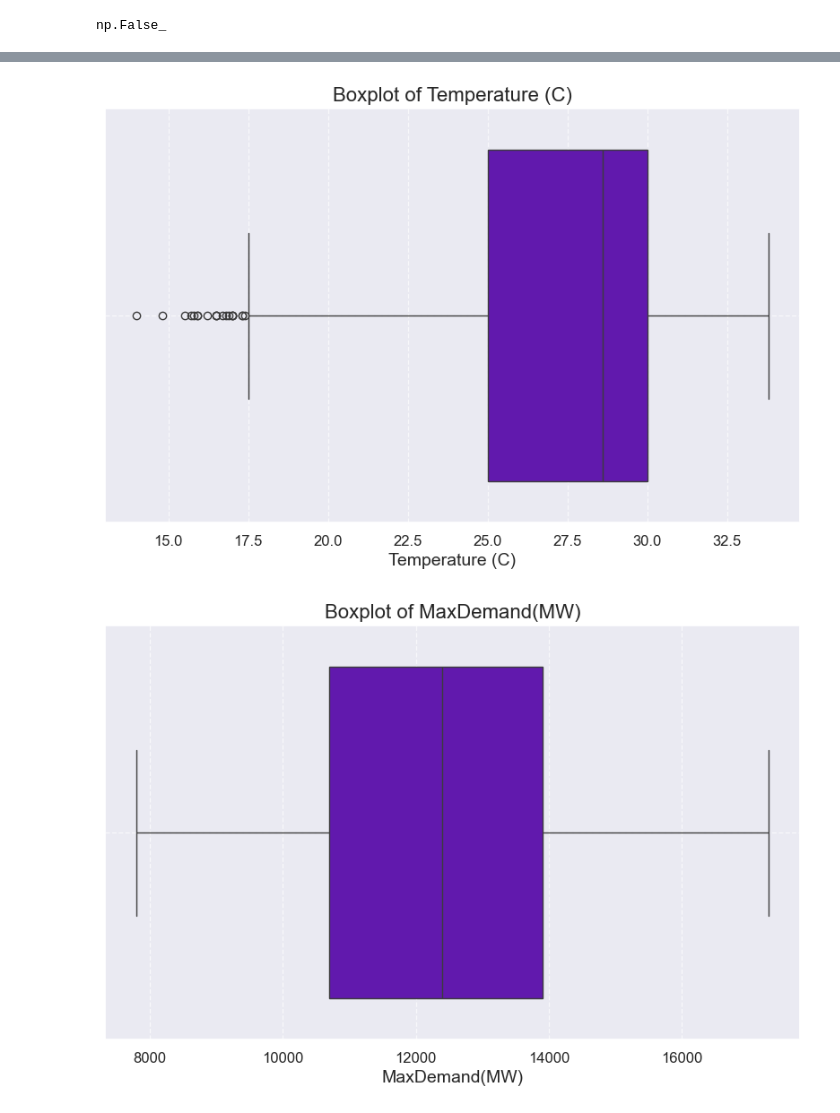
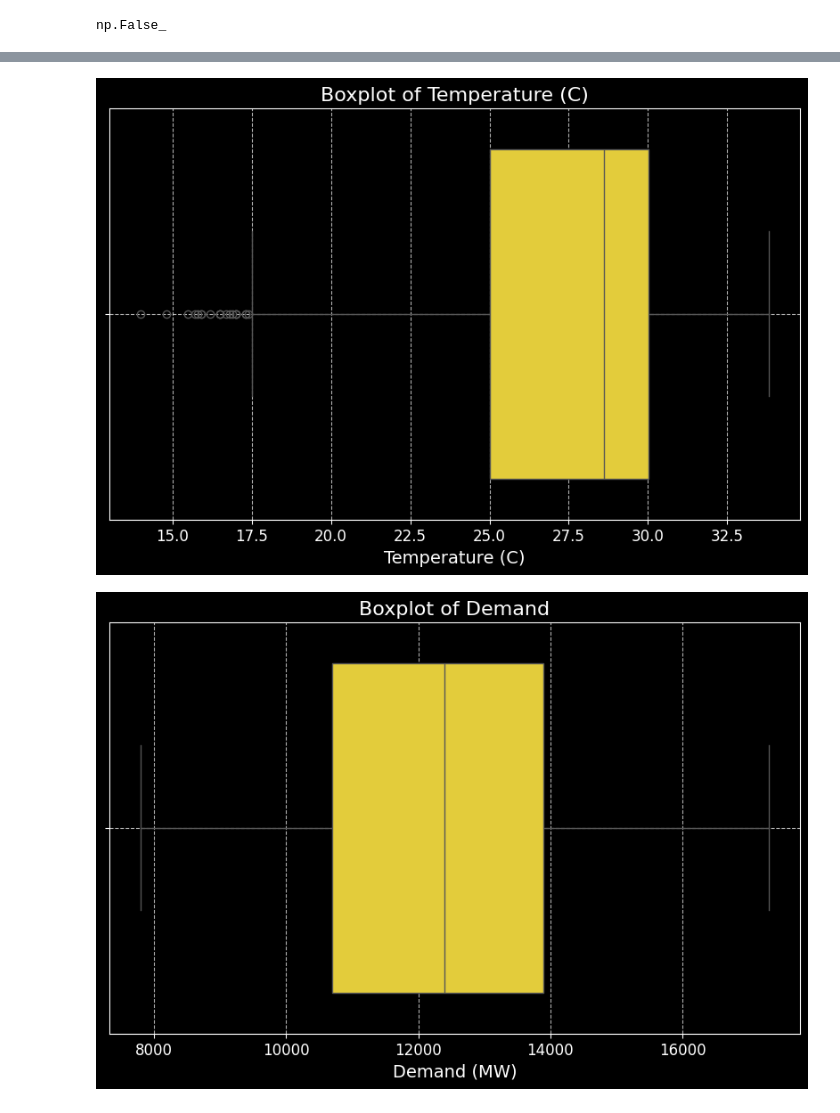
Before and after one commit to rajin-khan/GridGenius, a Jupyter notebook: Collection/EDA5.ipynb, the cells around one changed output, grey strips where cells are left out. Saved outputs shown, nothing was run; the diff lists cells and outputs as text; code cells hidden in the pictures.

```diff
--- a/Collection/EDA5.ipynb
+++ b/Collection/EDA5.ipynb
@@ -63,3 +67,6 @@ df.head(10)
 | 7 | 2024-12-25 | 10500 | 13683 | 21.2 | 2024 | 12 | 0 | 0 |
 | 8 | 2024-12-24 | 10700 | 13349 | 20.5 | 2024 | 12 | 0 | 0 |
 | 9 | 2024-12-23 | 10700 | 13515 | 20.4 | 2024 | 12 | 0 | 0 |
+# %%
+df = df.rename(columns={'MaxDemand(MW)': 'Demand(MW)', 'MaxGen(MW)': 'Generation(MW)'})
+df.head(10)
@@ -66,3 +85,5 @@ df.head(10)
+# %%
+df['DemandGenGap(MW)'] = df['Generation(MW)'] - df['Demand(MW)']
 # %%
 df.describe()
 # %% [output]
@@ -113,4 +136,7 @@ IsHoliday        0
 dtype: int64
+# %%
+plt.style.use('dark_background')
+sns.set_palette(palette='gnuplot2_r')
 # %%
 # Convert 'Date' column to datetime
 df['Date'] = pd.to_datetime(df['Date'])
@@ -202,4 +223,4 @@ sns.pairplot(df, hue='MaxDemand(MW)', palette='gnuplot2_r')
 # %%
-sns.set_theme(palette="gnuplot")
+# sns.set_theme(palette="gnuplot")
 # %%
 plt.figure(figsize=(12, 6))
@@ -269,17 +283,17 @@ plt.yticks(fontsize=12)
 plt.grid(True, linestyle='--', alpha=0.7)
 plt.show()
 # %% [output]
-[figure, old version]
+[figure, new version]
 # %%
 plt.figure(figsize=(10, 6))
-sns.boxplot(data=df, x='MaxDemand(MW)')
-plt.title('Boxplot of MaxDemand(MW)', fontsize=16)
-plt.xlabel('MaxDemand(MW)', fontsize=14)
+sns.boxplot(data=df, x='Demand(MW)')
+plt.title('Boxplot of Demand', fontsize=16)
+plt.xlabel('Demand (MW)', fontsize=14)
 plt.xticks(fontsize=12)
 plt.yticks(fontsize=12)
 plt.grid(True, linestyle='--', alpha=0.7)
 plt.show()
 # %% [output]
-[figure, old version]
+[figure, new version]
 # %%
 plt.figure(figsize=(10, 6))
```
Also changed, not shown: parts of 31 cells of this notebook, 2 other files.
